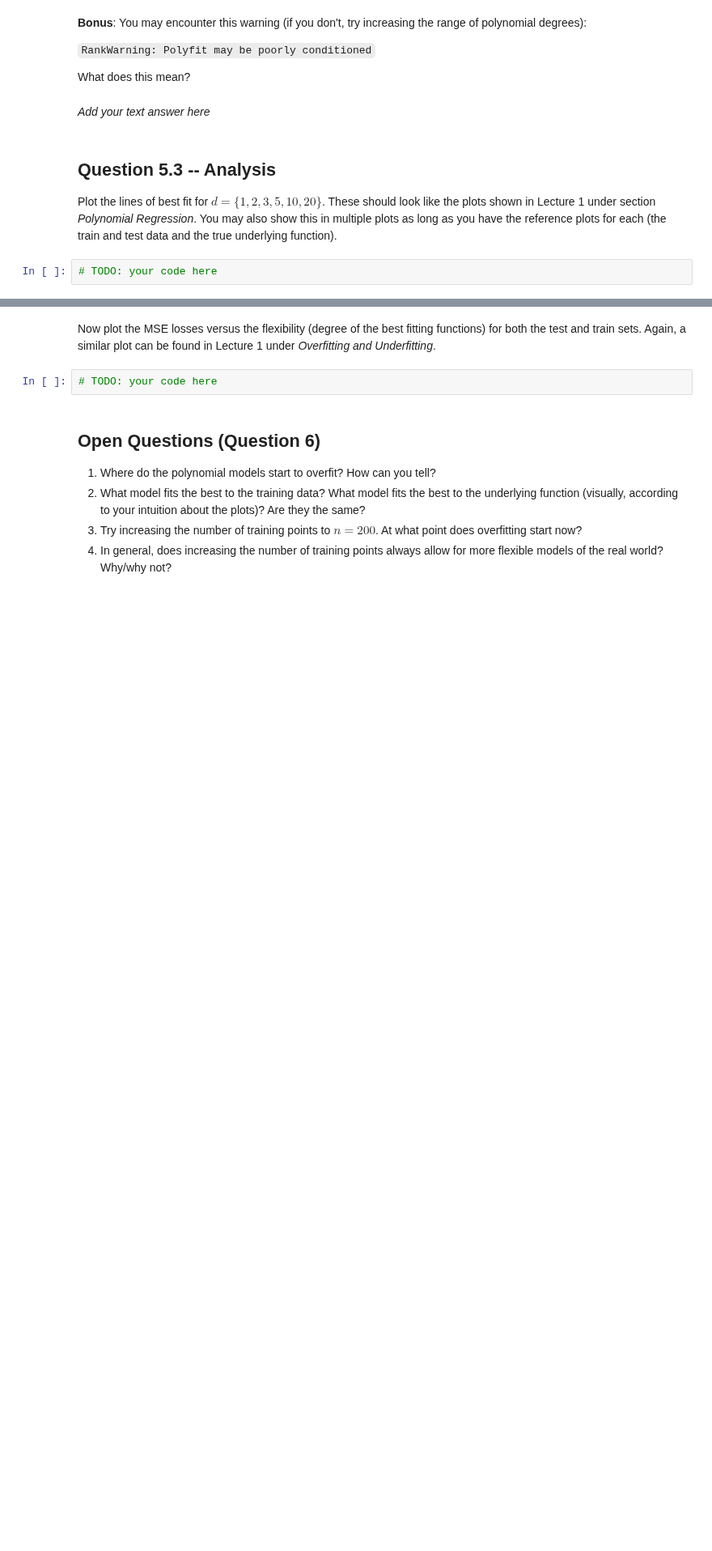
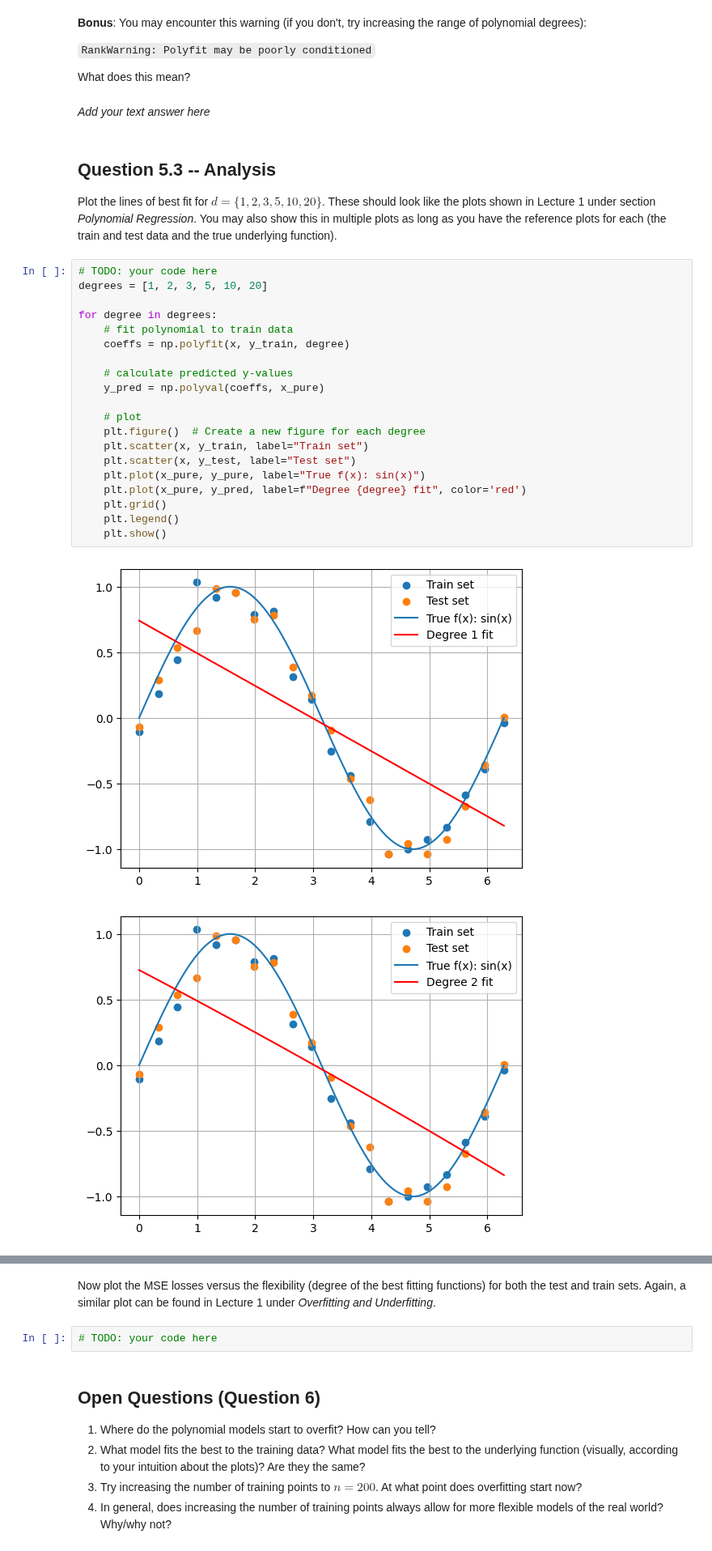
Before and after one commit to sergeGITH/TS, a Jupyter notebook: TMDL_2024_25_Assignment_1,_Qs_only.ipynb, the cells around one changed output, grey strips where cells are left out. Shown at 81% size. Drawn from its saved outputs; the diff is of its cells as text; blank space fills up the shorter version.

```diff
--- a/TMDL_2024_25_Assignment_1,_Qs_only.ipynb
+++ b/TMDL_2024_25_Assignment_1,_Qs_only.ipynb
@@ -340,5 +373,26 @@ What does this mean?
 # %% [markdown]
 ## Question 5.3 -- Analysis
 Plot the lines of best fit for $d=\{1,2,3,5,10,20\}$. These should look like the plots shown in Lecture 1 under section *Polynomial Regression*. You may also show this in multiple plots as long as you have the reference plots for each (the train and test data and the true underlying function).
-# %%
-# TODO: your code here
+# %%
+# TODO: your code here
+degrees = [1, 2, 3, 5, 10, 20]
+
+for degree in degrees:
+    # fit polynomial to train data
+    coeffs = np.polyfit(x, y_train, degree)
+
+    # calculate predicted y-values
+    y_pred = np.polyval(coeffs, x_pure)
+
+    # plot
+    plt.figure()  # Create a new figure for each degree
+    plt.scatter(x, y_train, label="Train set")
+    plt.scatter(x, y_test, label="Test set")
+    plt.plot(x_pure, y_pure, label="True f(x): sin(x)")
+    plt.plot(x_pure, y_pred, label=f"Degree {degree} fit", color='red')
+    plt.grid()
+    plt.legend()
+    plt.show()
+# %% [output]
+[figure, added]
+[figure, added]
```
Also changed, not shown: parts of 4 cells of this notebook.
